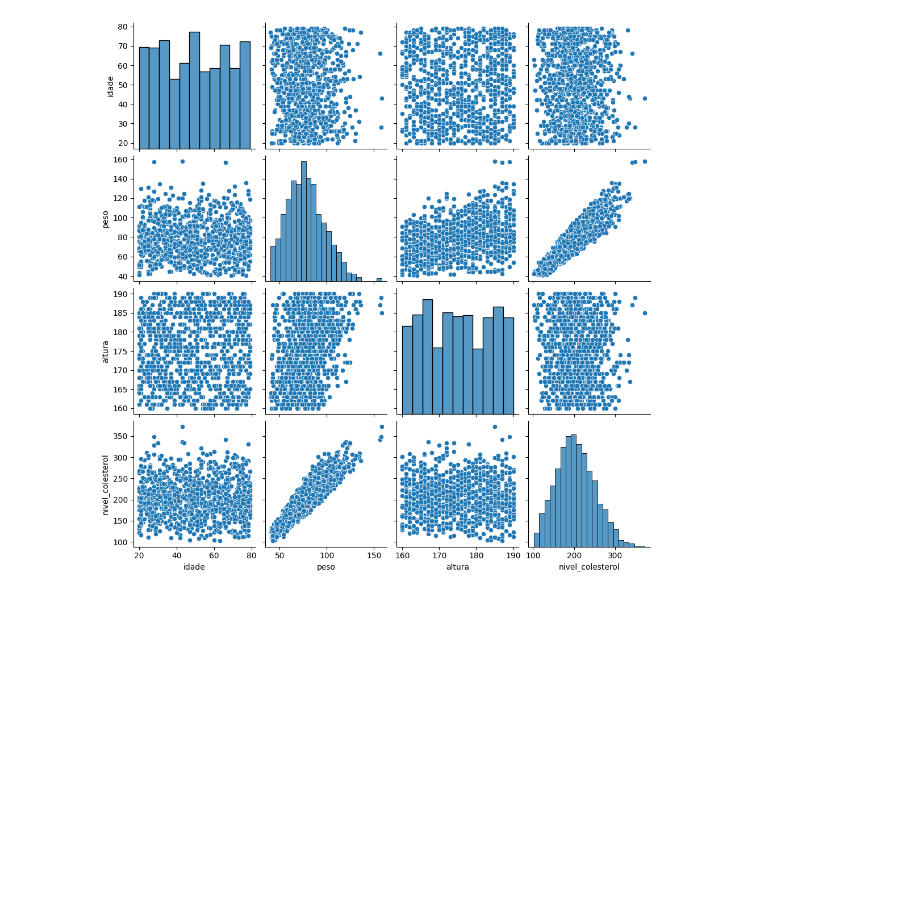
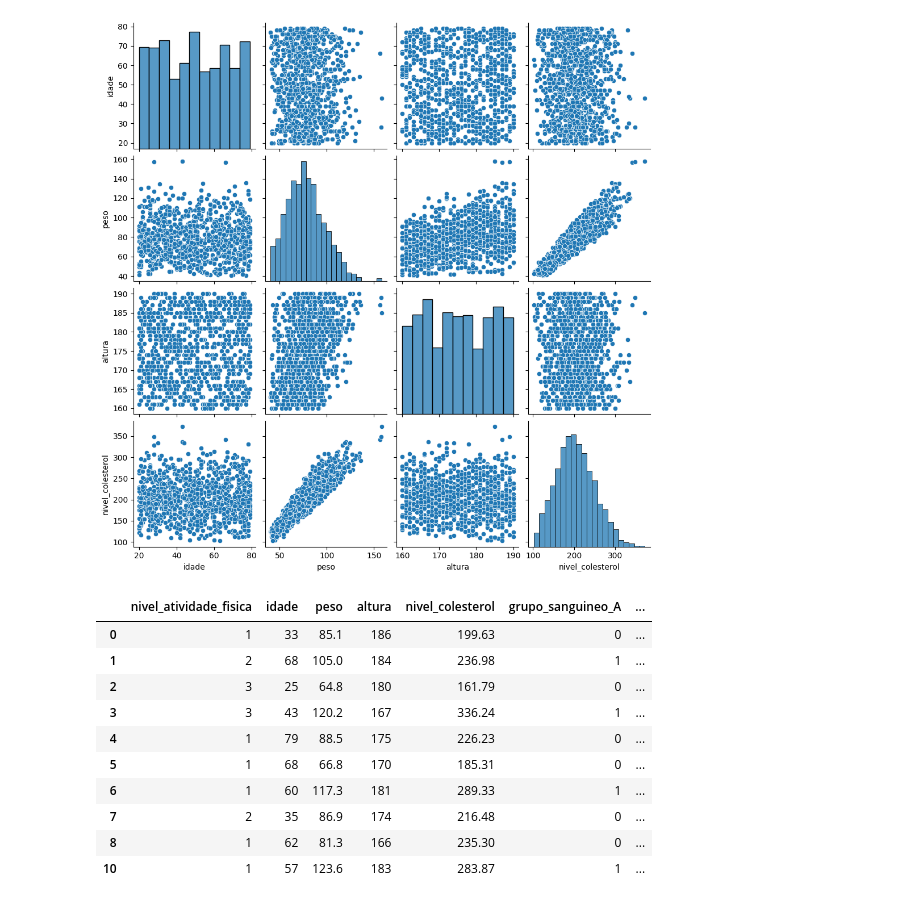
Before and after one commit to marciocamello/ml-multiple-linear-regression, a Jupyter notebook: modelo_colesterol.ipynb, the cells around one changed output. Cells and saved outputs as stored; diff of their text form; code cells hidden in the pictures; blank space fills up the shorter version.

```diff
--- a/modelo_colesterol.ipynb
+++ b/modelo_colesterol.ipynb
@@ -217,0 +221,14 @@ sns.pairplot(df_colesterol_eda)
+# %%
+df_colesterol_eda.head(10)
+# %% [output]
+|  | nivel_atividade_fisica | idade | peso | altura | nivel_colesterol | grupo_sanguineo_A | ... |
+| 0 | 1 | 33 | 85.1 | 186 | 199.63 | 0 | ... |
+| 1 | 2 | 68 | 105.0 | 184 | 236.98 | 1 | ... |
+| 2 | 3 | 25 | 64.8 | 180 | 161.79 | 0 | ... |
+| 3 | 3 | 43 | 120.2 | 167 | 336.24 | 1 | ... |
+| 4 | 1 | 79 | 88.5 | 175 | 226.23 | 0 | ... |
+| 5 | 1 | 68 | 66.8 | 170 | 185.31 | 0 | ... |
+| 6 | 1 | 60 | 117.3 | 181 | 289.33 | 1 | ... |
+| 7 | 2 | 35 | 86.9 | 174 | 216.48 | 0 | ... |
+| 8 | 1 | 62 | 81.3 | 166 | 235.30 | 0 | ... |
+| 10 | 1 | 57 | 123.6 | 183 | 283.87 | 1 | ... |
```
Also changed, not shown: parts of 6 cells of this notebook.
